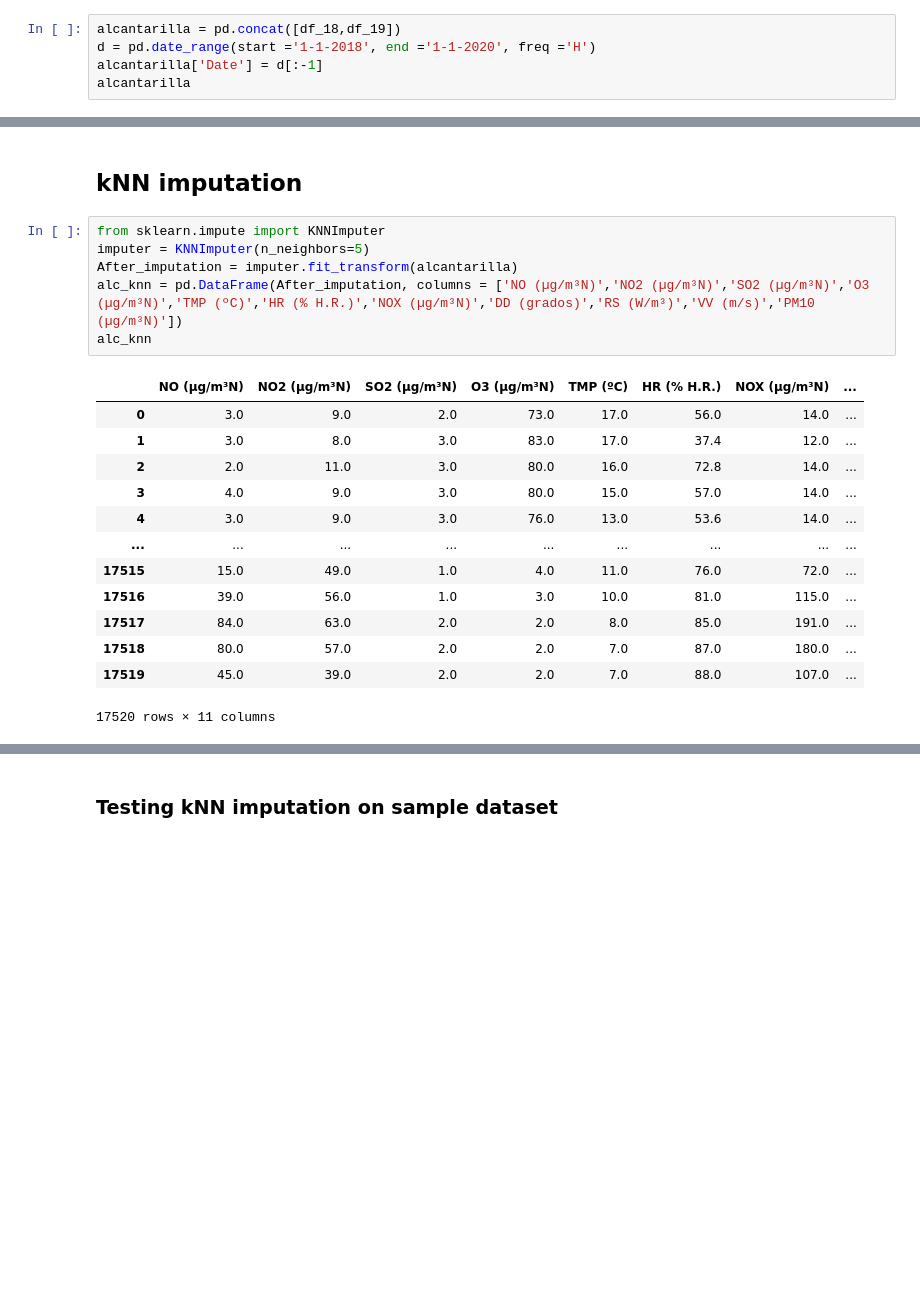
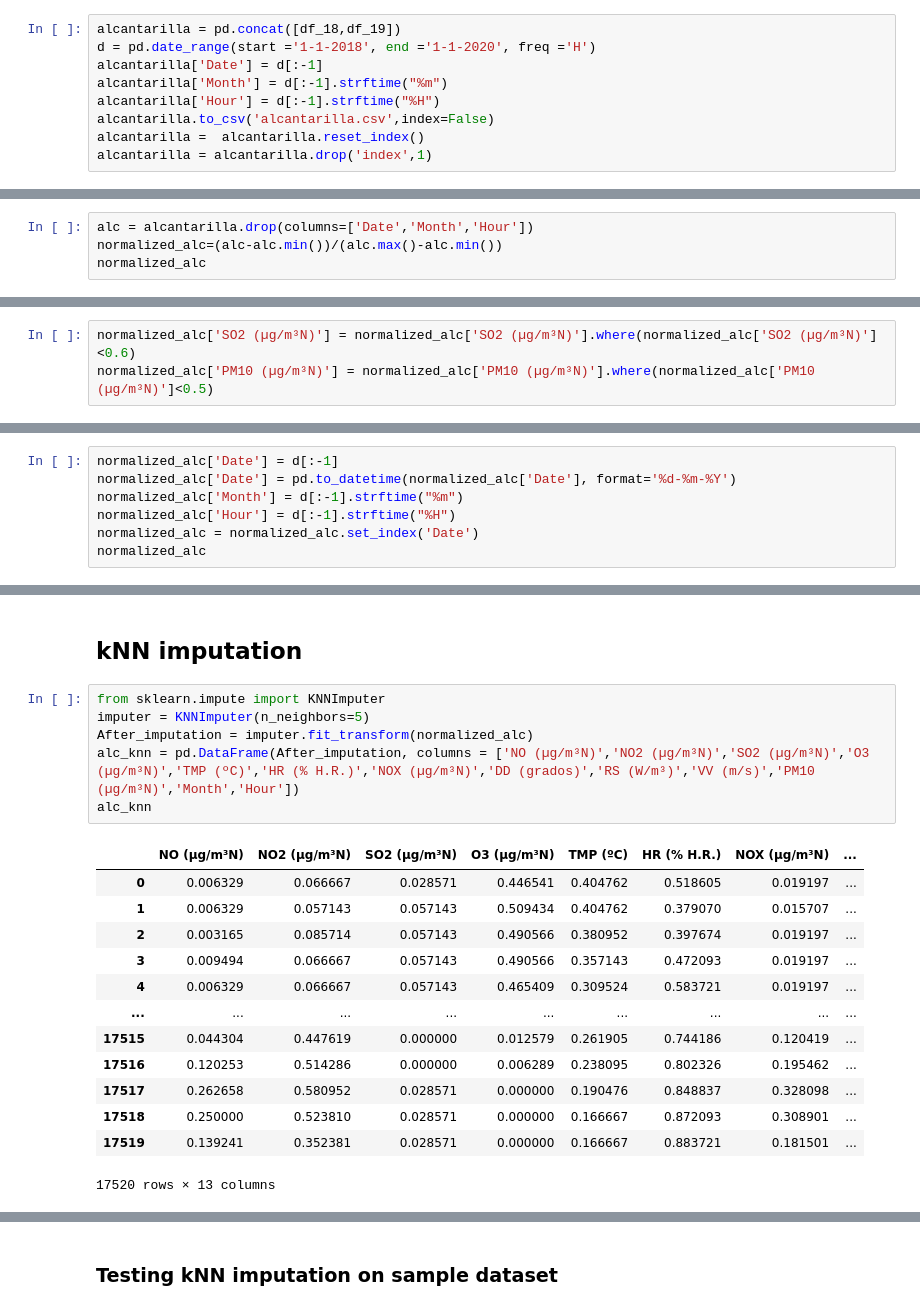
Before and after one commit to PritikaRamu/Air-Pollution-Prediction, a Jupyter notebook: Jupyter Notebook/SOP.ipynb, the cells around one changed output, grey strips where cells are left out. Drawn from its saved outputs; the diff is of its cells as text; blank space fills up the shorter version.

```diff
--- a/Jupyter Notebook/SOP.ipynb
+++ b/Jupyter Notebook/SOP.ipynb
@@ -141,4 +112,8 @@ for i in [0,1,2,3]:
 alcantarilla = pd.concat([df_18,df_19])
 d = pd.date_range(start ='1-1-2018', end ='1-1-2020', freq ='H')
 alcantarilla['Date'] = d[:-1]
-alcantarilla
+alcantarilla['Month'] = d[:-1].strftime("%m")
+alcantarilla['Hour'] = d[:-1].strftime("%H")
+alcantarilla.to_csv('alcantarilla.csv',index=False)
+alcantarilla =  alcantarilla.reset_index()
+alcantarilla = alcantarilla.drop('index',1)
@@ -199,0 +163,4 @@ for i in [0,1,2,3]:
+# %%
+alc = alcantarilla.drop(columns=['Date','Month','Hour'])
+normalized_alc=(alc-alc.min())/(alc.max()-alc.min())
+normalized_alc
@@ -252,2 +231,5 @@ sns.boxplot(y=alcantarilla['VV (m/s)'], whis = 3)
+# %%
+normalized_alc['SO2 (µg/m³N)'] = normalized_alc['SO2 (µg/m³N)'].where(normalized_alc['SO2 (µg/m³N)']<0.6)
+normalized_alc['PM10 (µg/m³N)'] = normalized_alc['PM10 (µg/m³N)'].where(normalized_alc['PM10 (µg/m³N)']<0.5)
 # %% [markdown]
 # Imputing missing values
@@ -276,0 +236,7 @@ memory usage: 1.6 MB
+# %%
+normalized_alc['Date'] = d[:-1]
+normalized_alc['Date'] = pd.to_datetime(normalized_alc['Date'], format='%d-%m-%Y')
+normalized_alc['Month'] = d[:-1].strftime("%m")
+normalized_alc['Hour'] = d[:-1].strftime("%H")
+normalized_alc = normalized_alc.set_index('Date')
+normalized_alc
@@ -293,20 +274,20 @@ alcantarilla_spline5 = alcantarilla.assign(InterpolateSpline5=alcantarilla['SO2
 # %%
 from sklearn.impute import KNNImputer
 imputer = KNNImputer(n_neighbors=5)
-After_imputation = imputer.fit_transform(alcantarilla)
-alc_knn = pd.DataFrame(After_imputation, columns = ['NO (µg/m³N)','NO2 (µg/m³N)','SO2 (µg/m³N)','O3 (µg/m³N)','TMP (ºC)','HR (% H.R.)','NOX (µg/m³N)','DD (grados)','RS (W/m³)','VV (m/s)','PM10 (µg/m³N)'])
+After_imputation = imputer.fit_transform(normalized_alc)
+alc_knn = pd.DataFrame(After_imputation, columns = ['NO (µg/m³N)','NO2 (µg/m³N)','SO2 (µg/m³N)','O3 (µg/m³N)','TMP (ºC)','HR (% H.R.)','NOX (µg/m³N)','DD (grados)','RS (W/m³)','VV (m/s)','PM10 (µg/m³N)','Month','Hour'])
 alc_knn
 # %% [output]
 |  | NO (µg/m³N) | NO2 (µg/m³N) | SO2 (µg/m³N) | O3 (µg/m³N) | TMP (ºC) | HR (% H.R.) | NOX (µg/m³N) | ... |
-| 0 | 3.0 | 9.0 | 2.0 | 73.0 | 17.0 | 56.0 | 14.0 | ... |
-| 1 | 3.0 | 8.0 | 3.0 | 83.0 | 17.0 | 37.4 | 12.0 | ... |
-| 2 | 2.0 | 11.0 | 3.0 | 80.0 | 16.0 | 72.8 | 14.0 | ... |
-| 3 | 4.0 | 9.0 | 3.0 | 80.0 | 15.0 | 57.0 | 14.0 | ... |
-| 4 | 3.0 | 9.0 | 3.0 | 76.0 | 13.0 | 53.6 | 14.0 | ... |
+| 0 | 0.006329 | 0.066667 | 0.028571 | 0.446541 | 0.404762 | 0.518605 | 0.019197 | ... |
+| 1 | 0.006329 | 0.057143 | 0.057143 | 0.509434 | 0.404762 | 0.379070 | 0.015707 | ... |
+| 2 | 0.003165 | 0.085714 | 0.057143 | 0.490566 | 0.380952 | 0.397674 | 0.019197 | ... |
+| 3 | 0.009494 | 0.066667 | 0.057143 | 0.490566 | 0.357143 | 0.472093 | 0.019197 | ... |
+| 4 | 0.006329 | 0.066667 | 0.057143 | 0.465409 | 0.309524 | 0.583721 | 0.019197 | ... |
 | ... | ... | ... | ... | ... | ... | ... | ... | ... |
-| 17515 | 15.0 | 49.0 | 1.0 | 4.0 | 11.0 | 76.0 | 72.0 | ... |
-| 17516 | 39.0 | 56.0 | 1.0 | 3.0 | 10.0 | 81.0 | 115.0 | ... |
-| 17517 | 84.0 | 63.0 | 2.0 | 2.0 | 8.0 | 85.0 | 191.0 | ... |
-| 17518 | 80.0 | 57.0 | 2.0 | 2.0 | 7.0 | 87.0 | 180.0 | ... |
-| 17519 | 45.0 | 39.0 | 2.0 | 2.0 | 7.0 | 88.0 | 107.0 | ... |
+| 17515 | 0.044304 | 0.447619 | 0.000000 | 0.012579 | 0.261905 | 0.744186 | 0.120419 | ... |
+| 17516 | 0.120253 | 0.514286 | 0.000000 | 0.006289 | 0.238095 | 0.802326 | 0.195462 | ... |
+| 17517 | 0.262658 | 0.580952 | 0.028571 | 0.000000 | 0.190476 | 0.848837 | 0.328098 | ... |
+| 17518 | 0.250000 | 0.523810 | 0.028571 | 0.000000 | 0.166667 | 0.872093 | 0.308901 | ... |
+| 17519 | 0.139241 | 0.352381 | 0.028571 | 0.000000 | 0.166667 | 0.883721 | 0.181501 | ... |
-17520 rows × 11 columns
+17520 rows × 13 columns
```
Also changed, not shown: parts of 38 cells of this notebook, 18 other files.
